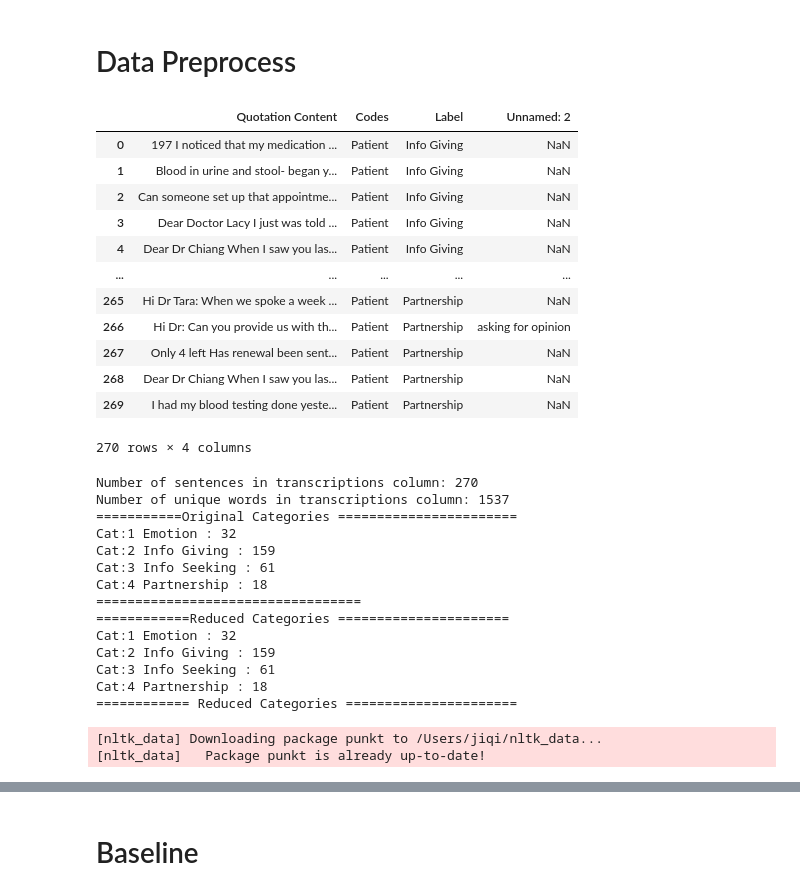
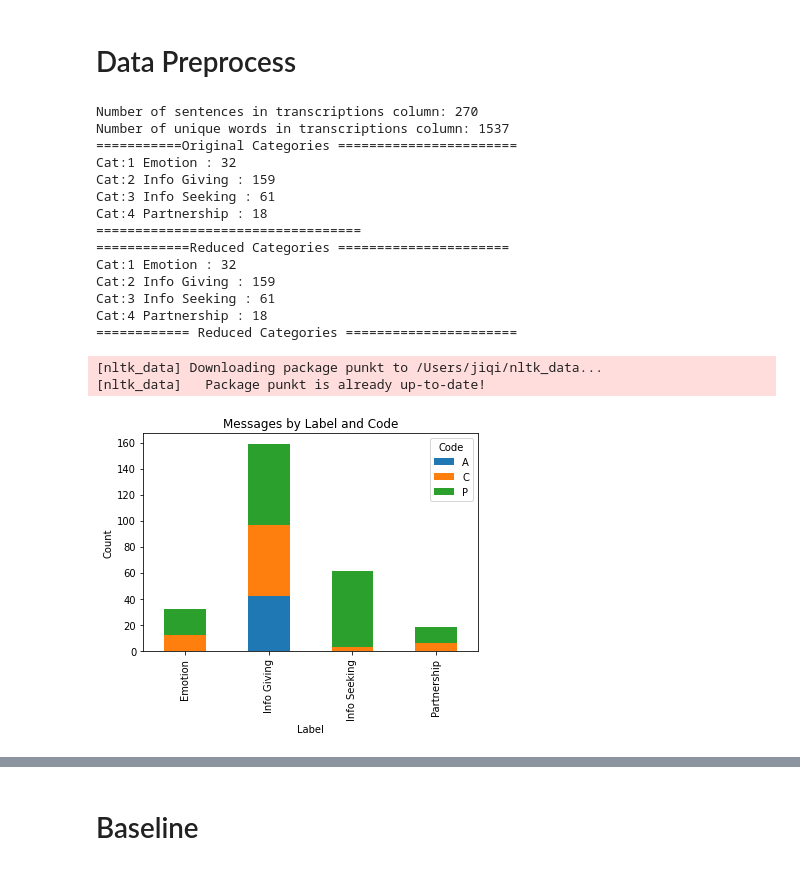
Before and after one commit to TheLittleJimmy/CBB750, a Jupyter notebook: Aim2.ipynb, the cells around one changed output, grey strips where cells are left out. Drawn from its saved outputs; the diff is of its cells as text; code cells hidden in the pictures.

```diff
--- a/Aim2.ipynb
+++ b/Aim2.ipynb
@@ -107,26 +148,24 @@ P['Label'] = 'Partnership'
 
 # Combine all dataframes into one dataframe
 df = pd.concat([IG, IS, Emo, P], axis=0, ignore_index=True)
-df
+# drop the columns that are not needed
+df = df.drop(['Unnamed: 2'], axis=1)
+# rename the columns
+
+df.columns = ['Message', 'Code', 'Label']
+df.loc[:, "Code"][df.loc[:, "Code"] == 'Clinician\nInformation-Giving'] = "Clinician"
+df.to_csv('DataMessageLabelCode.csv', index=False)
-# %% [output]
-|  | Quotation Content | Codes | Label | Unnamed: 2 |
-| 0 | 197 I noticed that my medication ... | Patient | Info Giving | NaN |
-| 1 | Blood in urine and stool- began y... | Patient | Info Giving | NaN |
-| 2 | Can someone set up that appointme... | Patient | Info Giving | NaN |
-| 3 | Dear Doctor Lacy I just was told ... | Patient | Info Giving | NaN |
-| 4 | Dear Dr Chiang When I saw you las... | Patient | Info Giving | NaN |
-| ... | ... | ... | ... | ... |
-| 265 | Hi Dr Tara: When we spoke a week ... | Patient | Partnership | NaN |
-| 266 | Hi Dr: Can you provide us with th... | Patient | Partnership | asking for opinion |
-| 267 | Only 4 left Has renewal been sent... | Patient | Partnership | NaN |
-| 268 | Dear Dr Chiang When I saw you las... | Patient | Partnership | NaN |
-| 269 | I had my blood testing done yeste... | Patient | Partnership | NaN |
-270 rows × 4 columns
 # %%
 import nltk
 nltk.download('punkt')
-df = df[df['Quotation Content'].notna()]
-sent_count,word_count= get_sentence_word_count(df['Quotation Content'].tolist())
+df = pd.read_csv('DataMessageLabelCode.csv')
+df = df[df['Message'].notna()]
+replacements = {'Auto': 'A', 'Patient': 'P', 'Clinician': 'C'}
+
+# replace the values in the specified column
+df['Code'] = df['Code'].replace(replacements)
+
+sent_count,word_count= get_sentence_word_count(df['Message'].tolist())
 print("Number of sentences in transcriptions column: "+ str(sent_count))
 print("Number of unique words in transcriptions column: "+str(word_count))
 
@@ -138,30 +177,46 @@ for catName,dataCategory in data_categories:
     print('Cat:'+str(i)+' '+catName + ' : '+ str(len(dataCategory)) )
     i = i+1
 print('==================================')
 
 filtered_data_categories = data_categories.filter(lambda x:x.shape[0] > 10)
 final_data_categories = filtered_data_categories.groupby(filtered_data_categories['Label'])
 i=1
 print('============Reduced Categories ======================')
 for catName,dataCategory in final_data_categories:
     print('Cat:'+str(i)+' '+catName + ' : '+ str(len(dataCategory)) )
     i = i+1
 
 print('============ Reduced Categories ======================')
+
+# Group the data by Label and Code and count the number of messages in each group
+grouped_data = df.groupby(['Label', 'Code'])['Message'].count()
+
+# Convert the grouped data to a DataFrame
+grouped_df = grouped_data.to_frame().reset_index()
+
+# Create a pivot table to reshape the data for plotting
+pivot_df = grouped_df.pivot(index='Label', columns='Code', values='Message')
+
+# Create a bar plot of the data
+pivot_df.plot(kind='bar', stacked=True)
+plt.ylabel('Count')
+plt.title('Messages by Label and Code')
+plt.show()
 # %% [output]
 Number of sentences in transcriptions column: 270
 Number of unique words in transcriptions column: 1537
 ===========Original Categories =======================
 Cat:1 Emotion : 32
 Cat:2 Info Giving : 159
 Cat:3 Info Seeking : 61
 Cat:4 Partnership : 18
 ==================================
 ============Reduced Categories ======================
 Cat:1 Emotion : 32
 Cat:2 Info Giving : 159
 Cat:3 Info Seeking : 61
 Cat:4 Partnership : 18
 ============ Reduced Categories ======================
 [nltk_data] Downloading package punkt to /Users/jiqi/nltk_data...
 [nltk_data]   Package punkt is already up-to-date!
+[figure, added]
```
Also changed, not shown: parts of 51 cells of this notebook, 2 other files.
